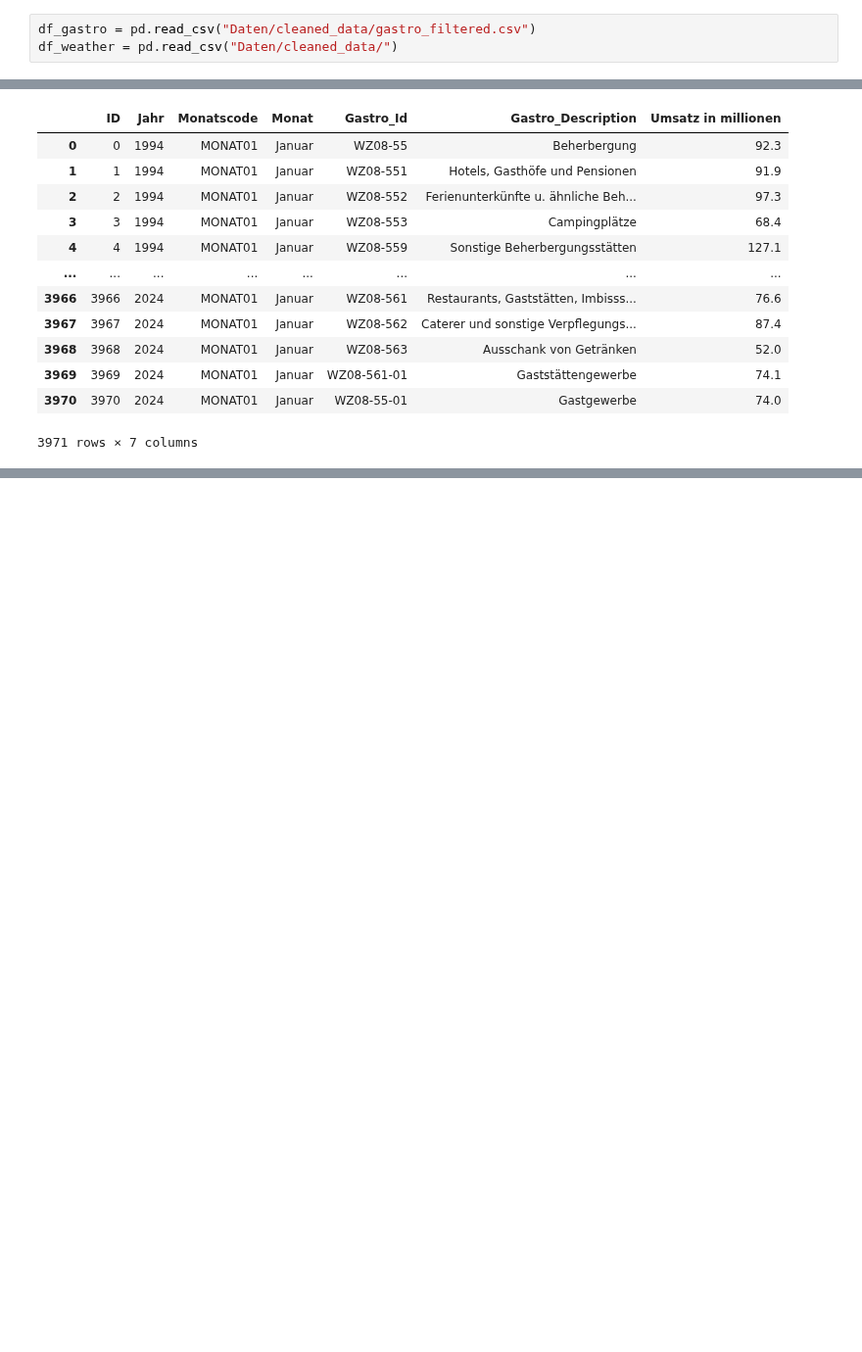
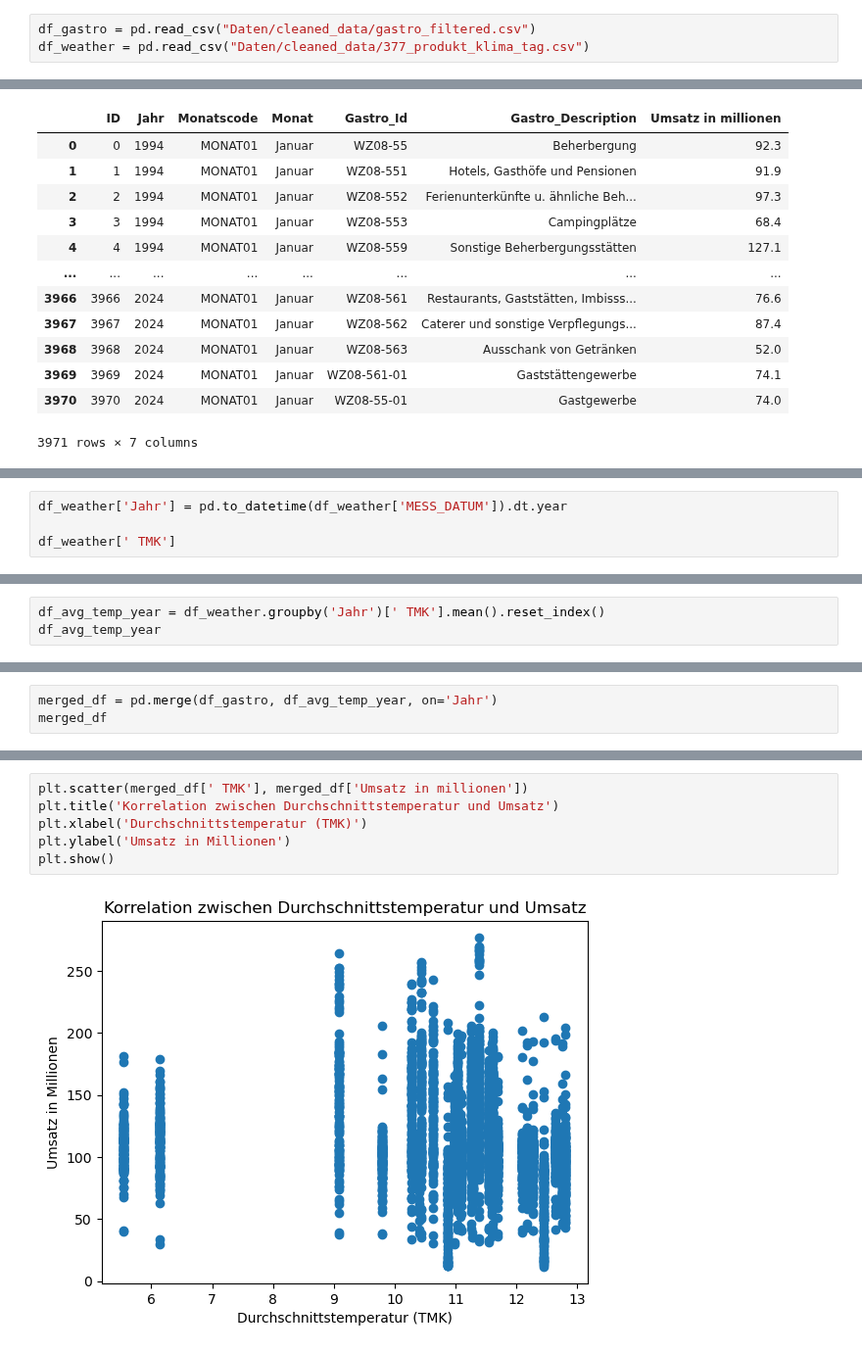
Before and after one commit to Fxvdi/dabi2-project, a Jupyter notebook: 2a_test-analyse.ipynb, the cells around one changed output, grey strips where cells are left out. Shown at 98% size. Cells and saved outputs as stored; diff of their text form; blank space fills up the shorter version.

```diff
--- a/2a_test-analyse.ipynb
+++ b/2a_test-analyse.ipynb
@@ -3,3 +5,3 @@ import pandas as pd
 # %%
 df_gastro = pd.read_csv("Daten/cleaned_data/gastro_filtered.csv")
-df_weather = pd.read_csv("Daten/cleaned_data/")
+df_weather = pd.read_csv("Daten/cleaned_data/377_produkt_klima_tag.csv")
@@ -21,0 +57,4 @@ df_gastro
+# %%
+df_weather['Jahr'] = pd.to_datetime(df_weather['MESS_DATUM']).dt.year
+
+df_weather[' TMK']
@@ -21,0 +74,3 @@ df_gastro
+# %%
+df_avg_temp_year = df_weather.groupby('Jahr')[' TMK'].mean().reset_index()
+df_avg_temp_year
@@ -21,0 +91,3 @@ df_gastro
+# %%
+merged_df = pd.merge(df_gastro, df_avg_temp_year, on='Jahr')
+merged_df
@@ -21,0 +108,8 @@ df_gastro
+# %%
+plt.scatter(merged_df[' TMK'], merged_df['Umsatz in millionen'])
+plt.title('Korrelation zwischen Durchschnittstemperatur und Umsatz')
+plt.xlabel('Durchschnittstemperatur (TMK)')
+plt.ylabel('Umsatz in Millionen')
+plt.show()
+# %% [output]
+[figure, added]
```
Also changed, not shown: parts of 9 cells of this notebook.
